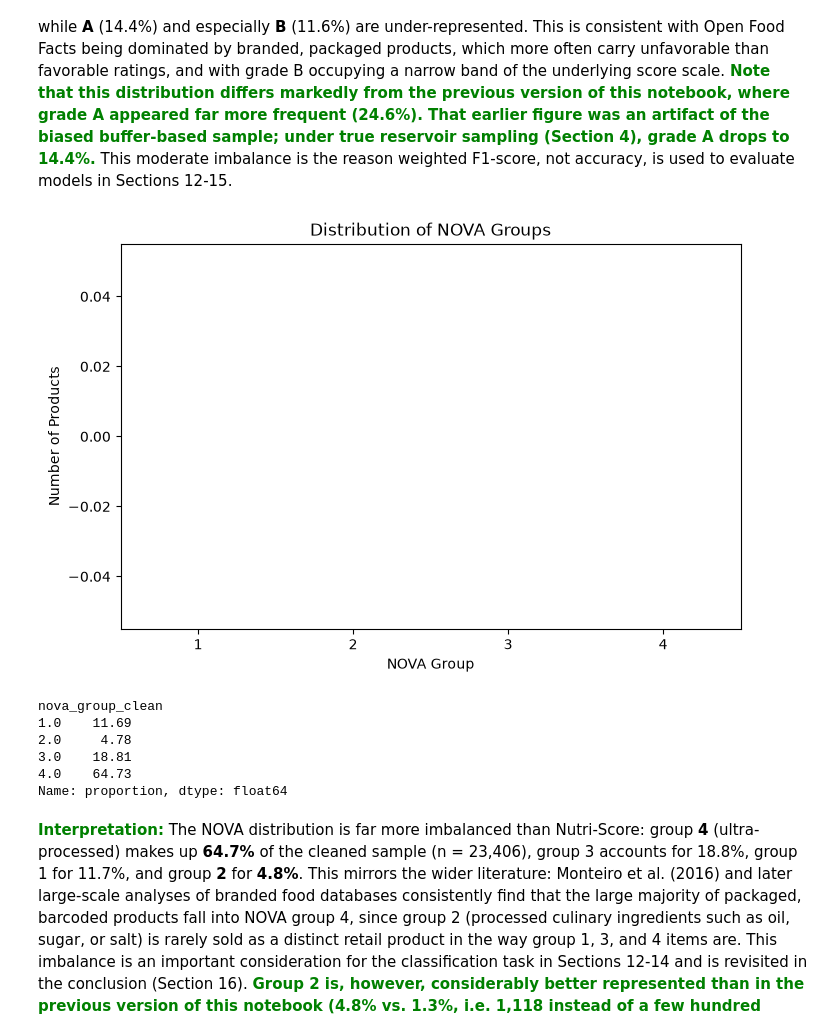
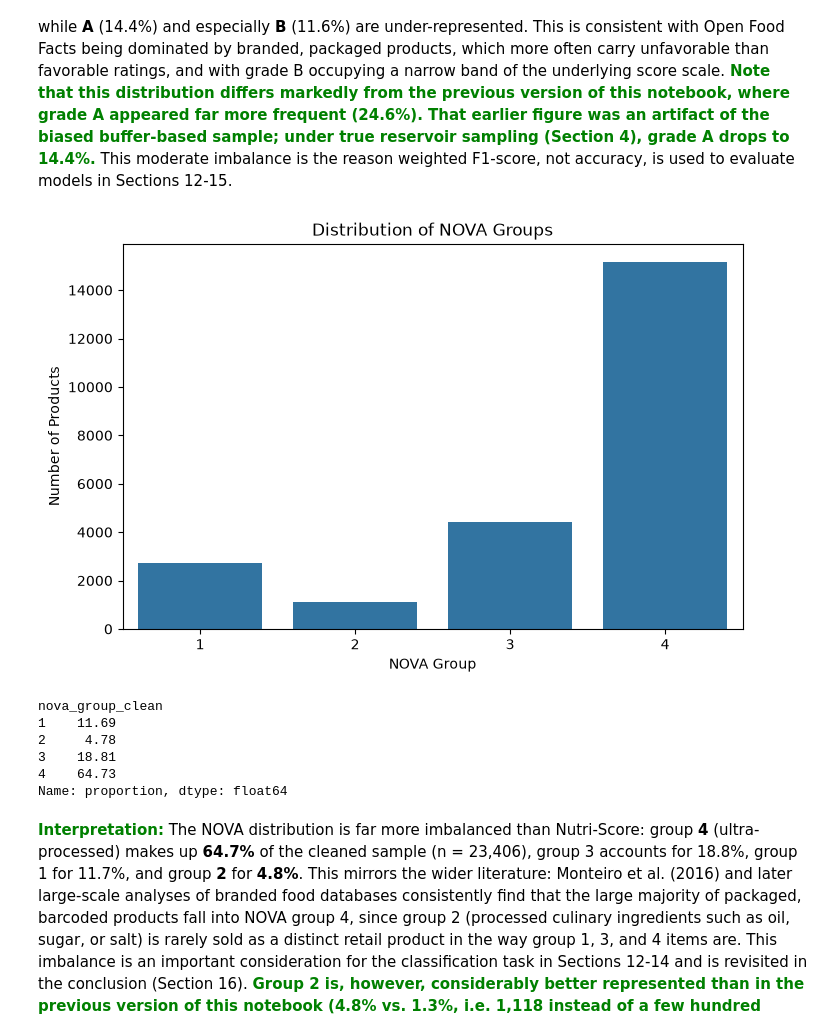
Before and after one commit to maxseidlitz/Nutrition_PythonAdvDataScience, a Jupyter notebook: PyTUMs_Final_Project_Niklas-2.ipynb, the cells around one changed output. Saved outputs shown, nothing was run; the diff lists cells and outputs as text; code cells hidden in the pictures.

```diff
--- a/PyTUMs_Final_Project_Niklas-2.ipynb
+++ b/PyTUMs_Final_Project_Niklas-2.ipynb
@@ -458,8 +432,8 @@ def extract_nova_group(value):
         v = int(value)
         return v if v in [1, 2, 3, 4] else np.nan
 
-    # Case 2: list of tags, e.g. ['en:4']
-    if isinstance(value, list) and len(value) > 0:
+    # Case 2: sequence of tags (list/tuple/ndarray after Parquet reload), e.g. ['en:4']
+    if isinstance(value, (list, tuple, np.ndarray)) and len(value) > 0:
         tag = str(value[0])
         digits = "".join(ch for ch in tag if ch.isdigit())
         if digits.isdigit() and int(digits) in [1, 2, 3, 4]:
@@ -570,12 +570,13 @@ def build_feature_frame(source_df):
     # We take the last (most specific) category tag; non-informative values
     # ('en:undefined', 'en:null') are treated as missing.
     def extract_last_category(category_tags):
-        if isinstance(category_tags, list) and len(category_tags) > 0:
-            tag = category_tags[-1]
-            if tag in ("en:undefined", "en:null"):
-                return np.nan
-            return tag
-        return np.nan
+        tags = as_sequence(category_tags)
+        if len(tags) == 0:
+            return np.nan
+        tag = tags[-1]
+        if tag in ("en:undefined", "en:null"):
+            return np.nan
+        return tag
 
     if "categories_tags" in out.columns:
         out["main_category"] = out["categories_tags"].apply(extract_last_category)
@@ -799,21 +830,25 @@ Name: proportion, dtype: float64
 <span style="color:green"><b>Interpretation:</b></span> The cleaned sample (n = 28,924) is moderately imbalanced and skewed toward the unfavorable end: grade **E** is the most frequent class (27.5%), followed by **D** (25.4%) and **C** (21.1%), while **A** (14.4%) and especially **B** (11.6%) are under-represented. This is consistent with Open Food Facts being dominated by branded, packaged products, which more often carry unfavorable than favorable ratings, and with grade B occupying a narrow band of the underlying score scale. <span style="color:green"><b>Note that this distribution differs markedly from the previous version of this notebook, where grade A appeared far more frequent (24.6%). That earlier figure was an artifact of the biased buffer-based sample; under true reservoir sampling (Section 4), grade A drops to 14.4%.</b></span> This moderate imbalance is the reason weighted F1-score, not accuracy, is used to evaluate models in Sections 12-15.
 # %%
 # distribution of the NOVA group
+# Cast to int so seaborn categories match order=[1, 2, 3, 4]
+df_model_nova_plot = df_model_nova.copy()
+df_model_nova_plot["nova_group_clean"] = df_model_nova_plot["nova_group_clean"].astype(int)
+
 plt.figure(figsize=(8, 5))
-sns.countplot(data=df_model_nova, x="nova_group_clean", order=[1, 2, 3, 4])
+sns.countplot(data=df_model_nova_plot, x="nova_group_clean", order=[1, 2, 3, 4])
 plt.title("Distribution of NOVA Groups")
 plt.xlabel("NOVA Group")
 plt.ylabel("Number of Products")
 plt.show()
 
-df_model_nova["nova_group_clean"].value_counts(normalize=True).sort_index().round(4) * 100
+df_model_nova_plot["nova_group_clean"].value_counts(normalize=True).sort_index().round(4) * 100
 # %% [output]
-[figure, old version]
+[figure, new version]
 nova_group_clean
-1.0    11.69
-2.0     4.78
-3.0    18.81
-4.0    64.73
+1    11.69
+2     4.78
+3    18.81
+4    64.73
 Name: proportion, dtype: float64
 # %% [markdown]
 <span style="color:green"><b>Interpretation:</b></span> The NOVA distribution is far more imbalanced than Nutri-Score: group **4** (ultra-processed) makes up **64.7%** of the cleaned sample (n = 23,406), group 3 accounts for 18.8%, group 1 for 11.7%, and group **2** for **4.8%**. This mirrors the wider literature: Monteiro et al. (2016) and later large-scale analyses of branded food databases consistently find that the large majority of packaged, barcoded products fall into NOVA group 4, since group 2 (processed culinary ingredients such as oil, sugar, or salt) is rarely sold as a distinct retail product in the way group 1, 3, and 4 items are. This imbalance is an important consideration for the classification task in Sections 12-14 and is revisited in the conclusion (Section 16). <span style="color:green"><b>Group 2 is, however, considerably better represented than in the previous version of this notebook (4.8% vs. 1.3%, i.e. 1,118 instead of a few hundred products). That earlier scarcity was largely an artifact of the biased sample rather than a property of the database: the true reservoir sample (Section 4) contains proportionally far more group 2 products, which makes the minority class usable for modeling instead of merely anecdotal.</b></span>
```
Also changed, not shown: parts of 25 cells of this notebook, 2 other files.
